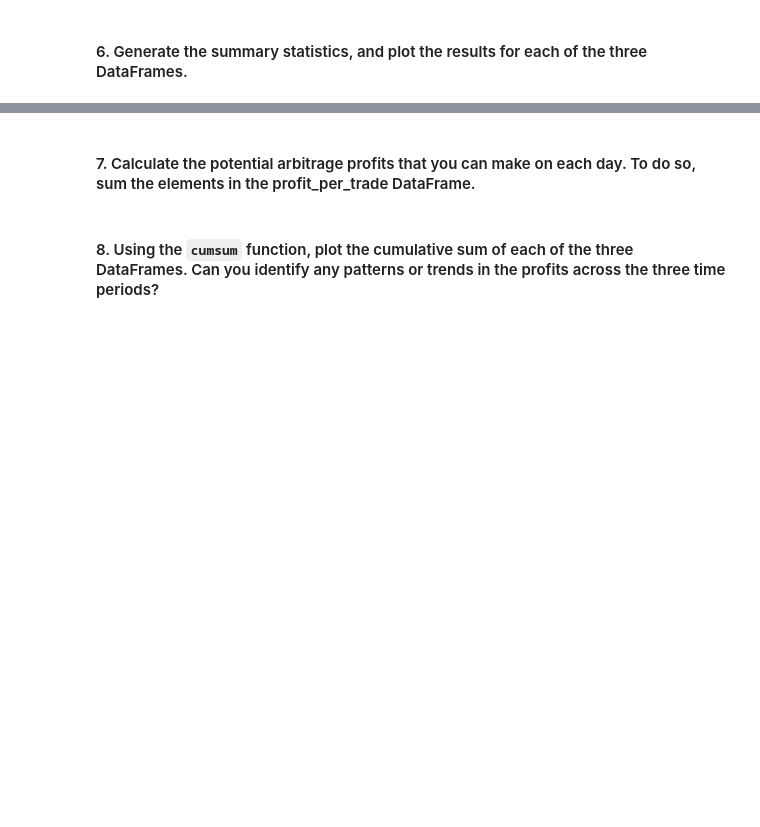
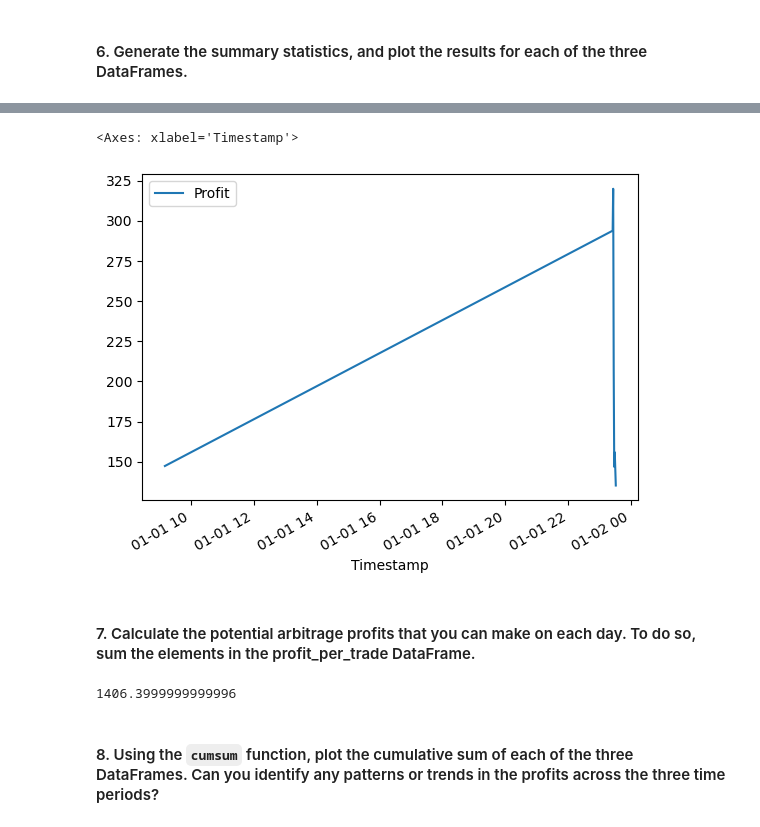
Before and after one commit to greg-krulin/Challenge3, a Jupyter notebook: crypto_arbitrage.ipynb, the cells around one changed output, grey strips where cells are left out. Cells and saved outputs as stored; diff of their text form; code cells hidden in the pictures; blank space fills up the shorter version.

```diff
--- a/crypto_arbitrage.ipynb
+++ b/crypto_arbitrage.ipynb
@@ -422,0 +431,21 @@ arbitrage_spread_early = # YOUR CODE HERE
+# %%
+# For the date early in the dataset, measure the arbitrage spread between the two exchanges
+# by subtracting the lower-priced exchange from the higher-priced one
+arbitrage_spread_early = coinbase['Close'].loc['2018-01-01'] - bitstamp['Close'].loc['2018-01-01']
+arbitrage_spread_middle = bitstamp['Close'].loc['2018-02-15'] - coinbase['Close'].loc['2018-02-15']
+arbitrage_spread_late = coinbase['Close'].loc['2018-03-31'] - bitstamp['Close'].loc['2018-03-31']
+#From the box plots above, we can see coinbase generally does better than bitstamp expect for the day of the 15th.
+
+arbitrage_spread_early = arbitrage_spread_early.to_frame()
+arbitrage_spread_middle = arbitrage_spread_middle.to_frame()
+arbitrage_spread_late = arbitrage_spread_late.to_frame()
+# Use a conditional statement to generate the summary statistics for each arbitrage_spread DataFrame
+
+display(arbitrage_spread_early.loc[abs(arbitrage_spread_early['Close']) > 0].describe())
+#The above displays the summary stastics for rows of the df for only values that are larger than the absolute value of zero.
+#We want the absolute value as spread only cares that there is a price that is not 0.
+#We do the same thing for middle and late dfs.
+
+display(arbitrage_spread_middle.loc[abs(arbitrage_spread_middle['Close']) > 0].describe())
+
+display(arbitrage_spread_late.loc[abs(arbitrage_spread_late['Close']) > 0].describe())
@@ -434,7 +559,12 @@ spread_return_early= # YOUR CODE HERE
 # %%
 # For the date early in the dataset, determine the number of times your trades with positive returns
 # exceed the 1% minimum threshold (.01) that you need to cover your costs
-profitable_trades_early = # YOUR CODE HERE
+profitable_trades_early = spread_return_early.loc[spread_return_early['Spread Return'] > 0.01]
+profitable_trades_middle = spread_return_middle.loc[spread_return_middle['Spread Return'] > 0.01]
+profitable_trades_late = spread_return_late.loc[spread_return_late['Spread Return'] > 0.01]
 
 # Review the first five profitable trades
 # YOUR CODE HERE
+display(profitable_trades_early.head())
+display(profitable_trades_middle.head())
+display(profitable_trades_late.head())
@@ -449,10 +605,9 @@ profitable_trades_early = # YOUR CODE HERE
 # %%
 # For the date early in the dataset, calculate the potential profit per trade in dollars
 # Multiply the profitable trades by the cost of the Bitcoin that was purchased
-profit_early = # YOUR CODE HERE
+profit_early = pd.concat([profitable_trades_early, bitstamp['Close'].to_frame()], axis = 'columns', join = 'inner')
 
-# Drop any missing values from the profit DataFrame
-profit_per_trade_early = # YOUR CODE HERE
-
-# View the early profit DataFrame
-# YOUR CODE HERE
+profit_early = profit_early['Spread Return'] * profit_early['Close']
+profit_early = profit_early.to_frame()
+profit_early.columns = ['Profit']
+profit_early
@@ -464,11 +640,19 @@ profit_per_trade_early = # YOUR CODE HERE
 # %%
 # Plot the results for the early profit per trade DataFrame
 # YOUR CODE HERE
+profit_early.plot()
+# %% [output]
+<Axes: xlabel='Timestamp'>
+[figure, added]
 # %% [markdown]
 #### 7. Calculate the potential arbitrage profits that you can make on each day. To do so, sum the elements in the profit_per_trade DataFrame.
 # %%
 # Calculate the sum of the potential profits for the early profit per trade DataFrame
 # YOUR CODE HERE
+proft_day = profit_early['Profit'].sum()
+proft_day
+# %% [output]
+1406.3999999999996
 # %% [markdown]
 #### 8. Using the `cumsum` function, plot the cumulative sum of each of the three DataFrames. Can you identify any patterns or trends in the profits across the three time periods?
 # %%
```
Also changed, not shown: parts of 13 cells of this notebook.
